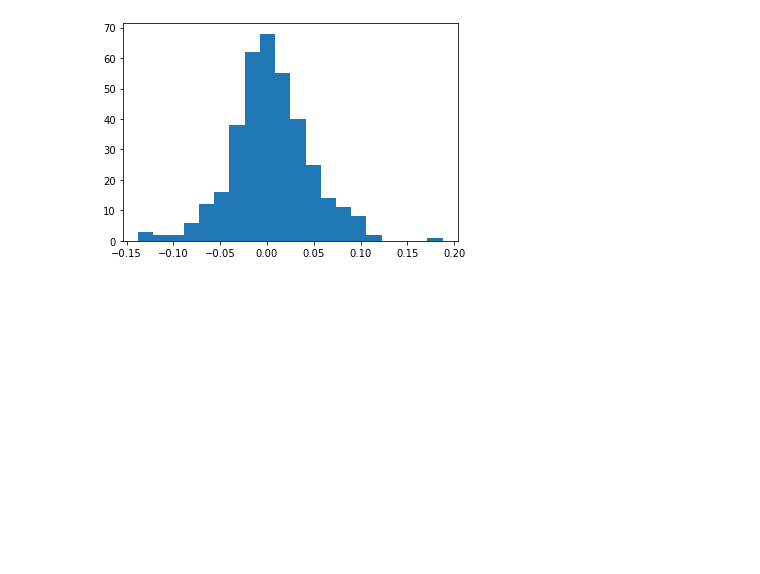
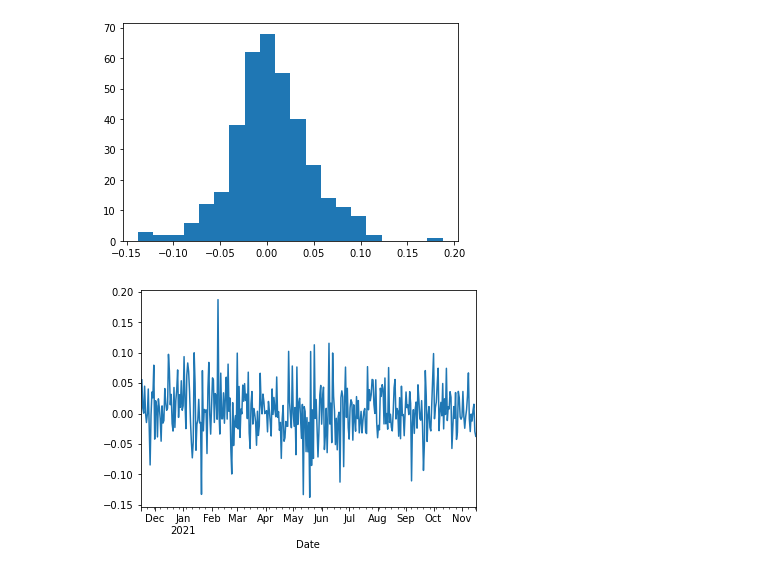
Before and after one commit to nmasamba/finance_and_time_series_python, a Jupyter notebook: calculate_simple_returns.ipynb, the cells around one changed output. Cells and saved outputs as stored; diff of their text form; code cells hidden in the pictures; blank space fills up the shorter version.

Commit message:
simple returns calc - added comments and extra plot

```diff
--- a/calculate_simple_returns.ipynb
+++ b/calculate_simple_returns.ipynb
@@ -52,3 +56,9 @@ plt.hist(prices.SimpleReturns.dropna(), bins=math.ceil(np.sqrt(len(prices.Simple
 plt.show()
 # %% [output]
 [figure]
+# %%
+# Plot returns as time series
+prices.SimpleReturns.plot()
+plt.show()
+# %% [output]
+[figure, added]
```
Also changed, not shown: parts of 4 cells of this notebook.
